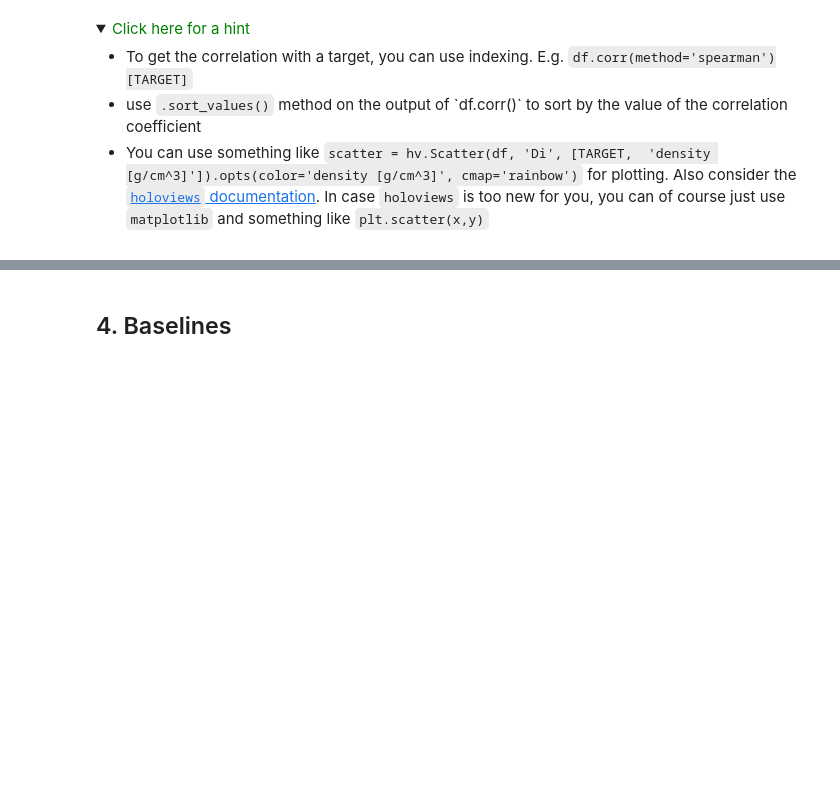
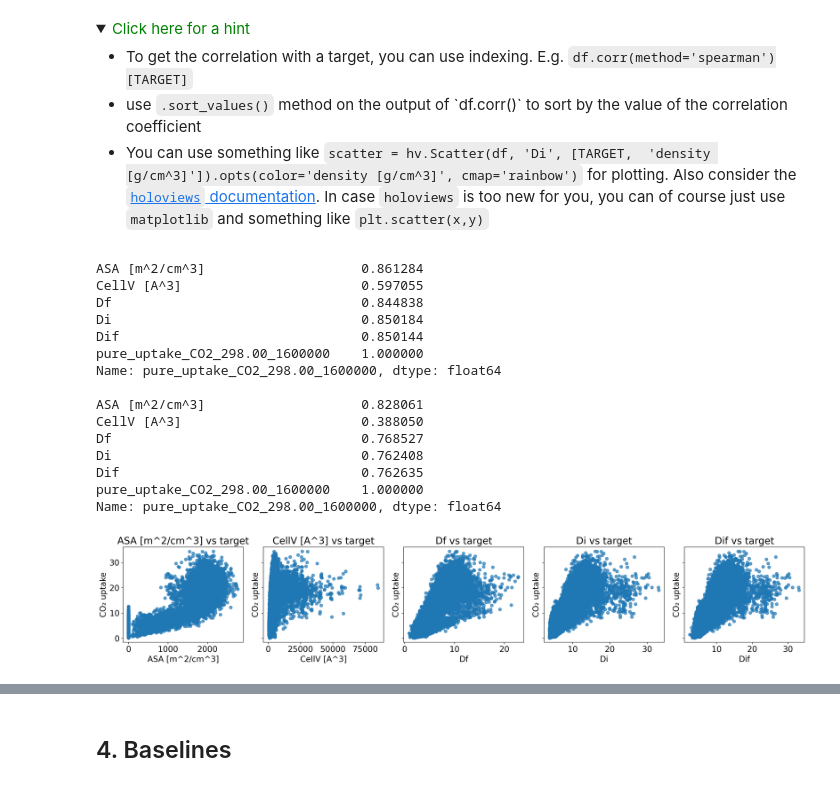
Before and after one commit to Noah-Paga/ModLab, a Jupyter notebook: ML_project_3/groupT_block3_project.ipynb, the cells around one changed output, grey strips where cells are left out. Drawn from its saved outputs; the diff is of its cells as text; code cells hidden in the pictures; folded sections open; blank space fills up the shorter version.

```diff
--- a/ML_project_3/groupT_block3_project.ipynb
+++ b/ML_project_3/groupT_block3_project.ipynb
@@ -546,5 +552,5 @@ For stratification to work, we to define what makes a "good" or a "bad" material
 </ul>
 </details>
 # %%
-THRESHOLD = 15 # in units of mmol CO2/g
-df[TARGET_BINARY] = # add your code
+THRESHOLD = 15  # in units of mmol CO2/g
+df[TARGET_BINARY] = df[TARGET].apply(lambda value: 1 if value > THRESHOLD else 0)
@@ -569,8 +573,8 @@ Now, we can perform the actual split into training and test set.
 # %%
 df_train_stratified, df_test_stratified = train_test_split(
     df,
-    train_size=XX,
-    test_size=XY,
+    train_size=0.6,
+    test_size=0.4,
     random_state=RANDOM_SEED,
     stratify=df[TARGET_BINARY],
 )
@@ -601,0 +604,47 @@ To get the correlation matrices, you can use the `df.corr(method=)`method on you
+# %%
+# Work on a reduced version of the dataframe
+df_subset = df_train_stratified.iloc[:, :5].copy()
+df_subset[TARGET] = df_train_stratified[TARGET]
+
+# Compute correlation coefficients
+corr_spearman = df_subset.corr(method="spearman")[TARGET]
+corr_pearson = df_subset.corr(method="pearson")[TARGET]
+
+# Display correlation results
+print(corr_spearman, "\n")
+print(corr_pearson)
+
+# Identify feature and target columns
+features = df_subset.columns[:-1]
+target = df_subset.columns[-1]
+
+# Create figure and subplots
+fig, axes = plt.subplots(1, 5, figsize=(20, 4), sharey=True)
+
+# Generate scatter plots for each feature
+for ax, feature in zip(axes, features):
+    ax.scatter(df_subset[feature], df_subset[target], alpha=0.7)
+    ax.set_xlabel(feature)
+    ax.set_ylabel("CO₂ uptake")
+    ax.set_title(f"{feature} vs target")
+
+# Adjust layout and show plots
+plt.tight_layout()
+plt.show()
+# %% [output]
+ASA [m^2/cm^3]                    0.861284
+CellV [A^3]                       0.597055
+Df                                0.844838
+Di                                0.850184
+Dif                               0.850144
+pure_uptake_CO2_298.00_1600000    1.000000
+Name: pure_uptake_CO2_298.00_1600000, dtype: float64
+
+ASA [m^2/cm^3]                    0.828061
+CellV [A^3]                       0.388050
+Df                                0.768527
+Di                                0.762408
+Dif                               0.762635
+pure_uptake_CO2_298.00_1600000    1.000000
+Name: pure_uptake_CO2_298.00_1600000, dtype: float64
+[figure, added]
```
Also changed, not shown: parts of 6 cells of this notebook.
